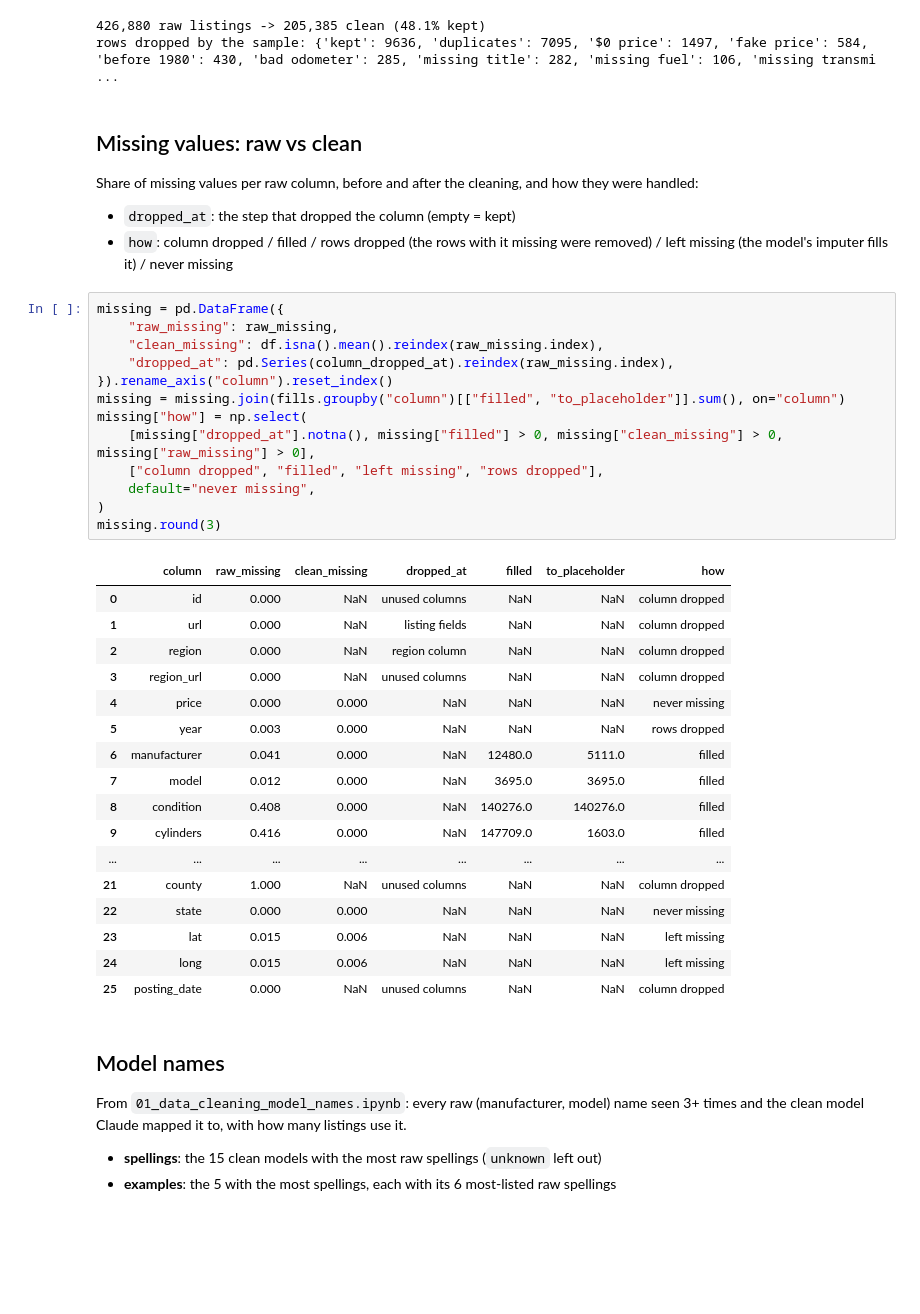
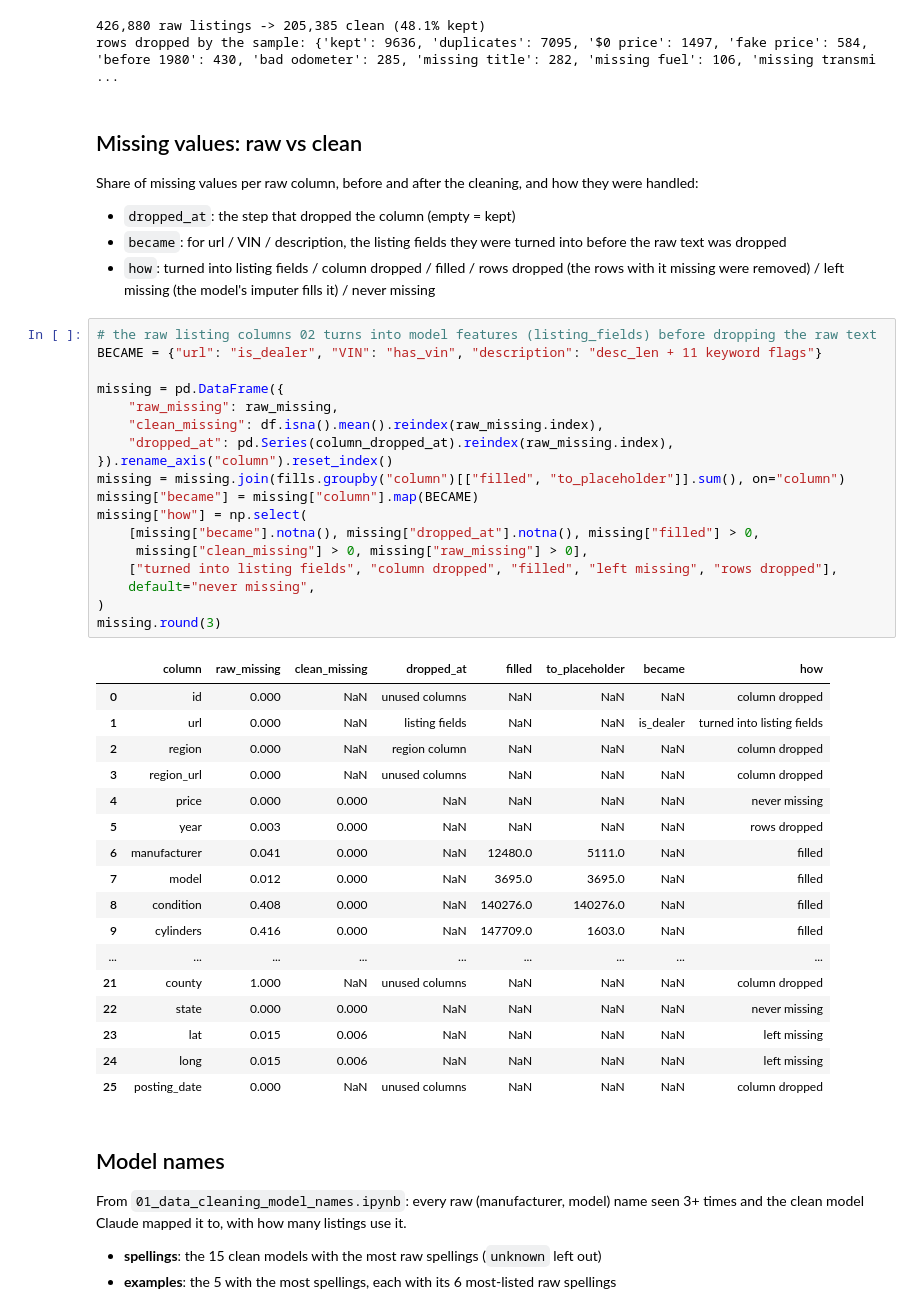
Before and after one commit to Hugo317/CarPricePredictor, a Jupyter notebook: 11_dashboard_cleaning.ipynb, the cells around one changed output. Drawn from its saved outputs; the diff is of its cells as text; blank space fills up the shorter version.

```diff
--- a/11_dashboard_cleaning.ipynb
+++ b/11_dashboard_cleaning.ipynb
@@ -138,38 +138,44 @@ rows dropped by the sample: {'kept': 9636, 'duplicates': 7095, '$0 price': 1497,
 ## Missing values: raw vs clean
 Share of missing values per raw column, before and after the cleaning, and how they were handled:
 - `dropped_at`: the step that dropped the column (empty = kept)
-- `how`: column dropped / filled / rows dropped (the rows with it missing were removed) / left missing (the model's imputer fills it) / never missing
+- `became`: for url / VIN / description, the listing fields they were turned into before the raw text was dropped
+- `how`: turned into listing fields / column dropped / filled / rows dropped (the rows with it missing were removed) / left missing (the model's imputer fills it) / never missing
 # %%
+# the raw listing columns 02 turns into model features (listing_fields) before dropping the raw text
+BECAME = {"url": "is_dealer", "VIN": "has_vin", "description": "desc_len + 11 keyword flags"}
+
 missing = pd.DataFrame({
     "raw_missing": raw_missing,
     "clean_missing": df.isna().mean().reindex(raw_missing.index),
     "dropped_at": pd.Series(column_dropped_at).reindex(raw_missing.index),
 }).rename_axis("column").reset_index()
 missing = missing.join(fills.groupby("column")[["filled", "to_placeholder"]].sum(), on="column")
+missing["became"] = missing["column"].map(BECAME)
 missing["how"] = np.select(
-    [missing["dropped_at"].notna(), missing["filled"] > 0, missing["clean_missing"] > 0, missing["raw_missing"] > 0],
-    ["column dropped", "filled", "left missing", "rows dropped"],
+    [missing["became"].notna(), missing["dropped_at"].notna(), missing["filled"] > 0,
+     missing["clean_missing"] > 0, missing["raw_missing"] > 0],
+    ["turned into listing fields", "column dropped", "filled", "left missing", "rows dropped"],
     default="never missing",
 )
 missing.round(3)
 # %% [output]
-|  | column | raw_missing | clean_missing | dropped_at | filled | to_placeholder | how |
-| 0 | id | 0.000 | NaN | unused columns | NaN | NaN | column dropped |
-| 1 | url | 0.000 | NaN | listing fields | NaN | NaN | column dropped |
-| 2 | region | 0.000 | NaN | region column | NaN | NaN | column dropped |
-| 3 | region_url | 0.000 | NaN | unused columns | NaN | NaN | column dropped |
-| 4 | price | 0.000 | 0.000 | NaN | NaN | NaN | never missing |
-| 5 | year | 0.003 | 0.000 | NaN | NaN | NaN | rows dropped |
-| 6 | manufacturer | 0.041 | 0.000 | NaN | 12480.0 | 5111.0 | filled |
-| 7 | model | 0.012 | 0.000 | NaN | 3695.0 | 3695.0 | filled |
-| 8 | condition | 0.408 | 0.000 | NaN | 140276.0 | 140276.0 | filled |
-| 9 | cylinders | 0.416 | 0.000 | NaN | 147709.0 | 1603.0 | filled |
-| ... | ... | ... | ... | ... | ... | ... | ... |
-| 21 | county | 1.000 | NaN | unused columns | NaN | NaN | column dropped |
-| 22 | state | 0.000 | 0.000 | NaN | NaN | NaN | never missing |
-| 23 | lat | 0.015 | 0.006 | NaN | NaN | NaN | left missing |
-| 24 | long | 0.015 | 0.006 | NaN | NaN | NaN | left missing |
-| 25 | posting_date | 0.000 | NaN | unused columns | NaN | NaN | column dropped |
+|  | column | raw_missing | clean_missing | dropped_at | filled | to_placeholder | became | how |
+| 0 | id | 0.000 | NaN | unused columns | NaN | NaN | NaN | column dropped |
+| 1 | url | 0.000 | NaN | listing fields | NaN | NaN | is_dealer | turned into listing fields |
+| 2 | region | 0.000 | NaN | region column | NaN | NaN | NaN | column dropped |
+| 3 | region_url | 0.000 | NaN | unused columns | NaN | NaN | NaN | column dropped |
+| 4 | price | 0.000 | 0.000 | NaN | NaN | NaN | NaN | never missing |
+| 5 | year | 0.003 | 0.000 | NaN | NaN | NaN | NaN | rows dropped |
+| 6 | manufacturer | 0.041 | 0.000 | NaN | 12480.0 | 5111.0 | NaN | filled |
+| 7 | model | 0.012 | 0.000 | NaN | 3695.0 | 3695.0 | NaN | filled |
+| 8 | condition | 0.408 | 0.000 | NaN | 140276.0 | 140276.0 | NaN | filled |
+| 9 | cylinders | 0.416 | 0.000 | NaN | 147709.0 | 1603.0 | NaN | filled |
+| ... | ... | ... | ... | ... | ... | ... | ... | ... |
+| 21 | county | 1.000 | NaN | unused columns | NaN | NaN | NaN | column dropped |
+| 22 | state | 0.000 | 0.000 | NaN | NaN | NaN | NaN | never missing |
+| 23 | lat | 0.015 | 0.006 | NaN | NaN | NaN | NaN | left missing |
+| 24 | long | 0.015 | 0.006 | NaN | NaN | NaN | NaN | left missing |
+| 25 | posting_date | 0.000 | NaN | unused columns | NaN | NaN | NaN | column dropped |
 # %% [markdown]
 ## Model names
 From `01_data_cleaning_model_names.ipynb`: every raw (manufacturer, model) name seen 3+ times and the clean model Claude mapped it to, with how many listings use it.
```
Also changed, not shown: 25 other files.
